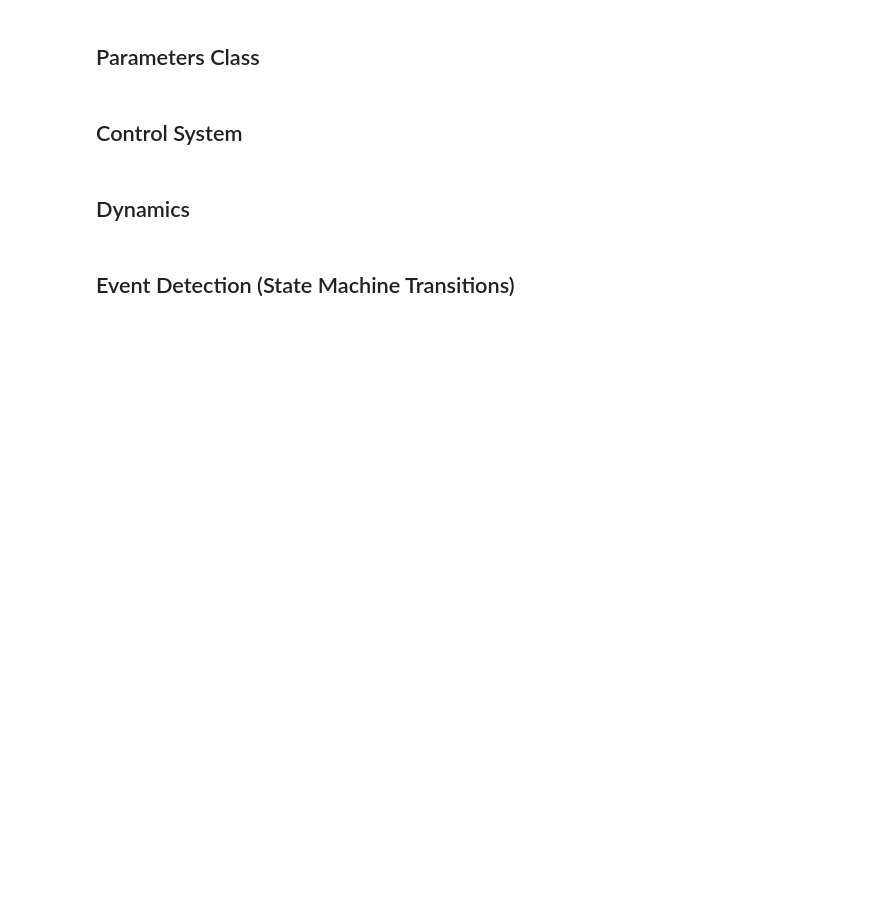
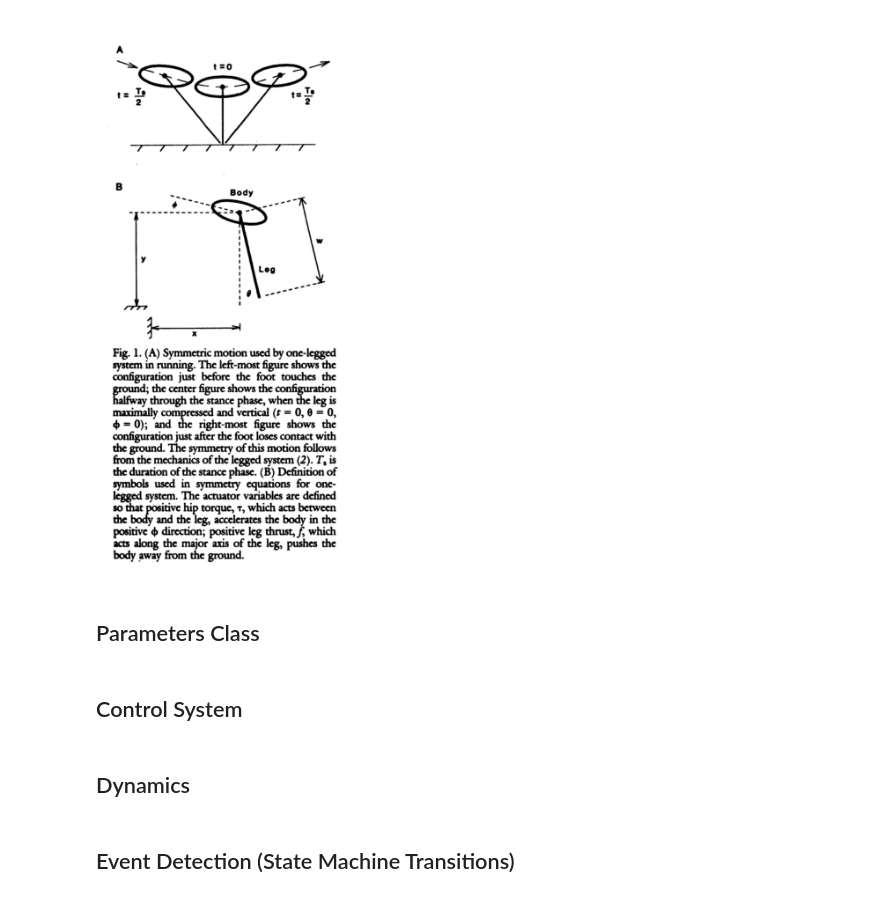
Before and after one commit to jeremydwong/RaibertFast, a Jupyter notebook: hopper_demo.ipynb, the cells around one changed output. Saved outputs shown, nothing was run; the diff lists cells and outputs as text; code cells hidden in the pictures; blank space fills up the shorter version.

```diff
--- a/hopper_demo.ipynb
+++ b/hopper_demo.ipynb
@@ -10,3 +35,18 @@ The hopper uses three main control strategies:
+# %%
+import matplotlib.pyplot as plt
+import matplotlib.image as mpimg
+import os,sys
+
+localpath = 'assets/raibert_hopper_schematic.png'
+
+img = mpimg.imread(os.path.join(os.getcwd(),localpath))
+
+plt.figure(figsize=(10, 8))  # width, height in inches
+plt.imshow(img)
+plt.axis('off')
+plt.show()
+# %% [output]
+[figure, added]
 # %%
 # Install dependencies with specific versions for reproducibility
 # Uncomment and run if packages are missing or you want exact versions
```
Also changed, not shown: parts of 9 cells of this notebook, 13 other files.
